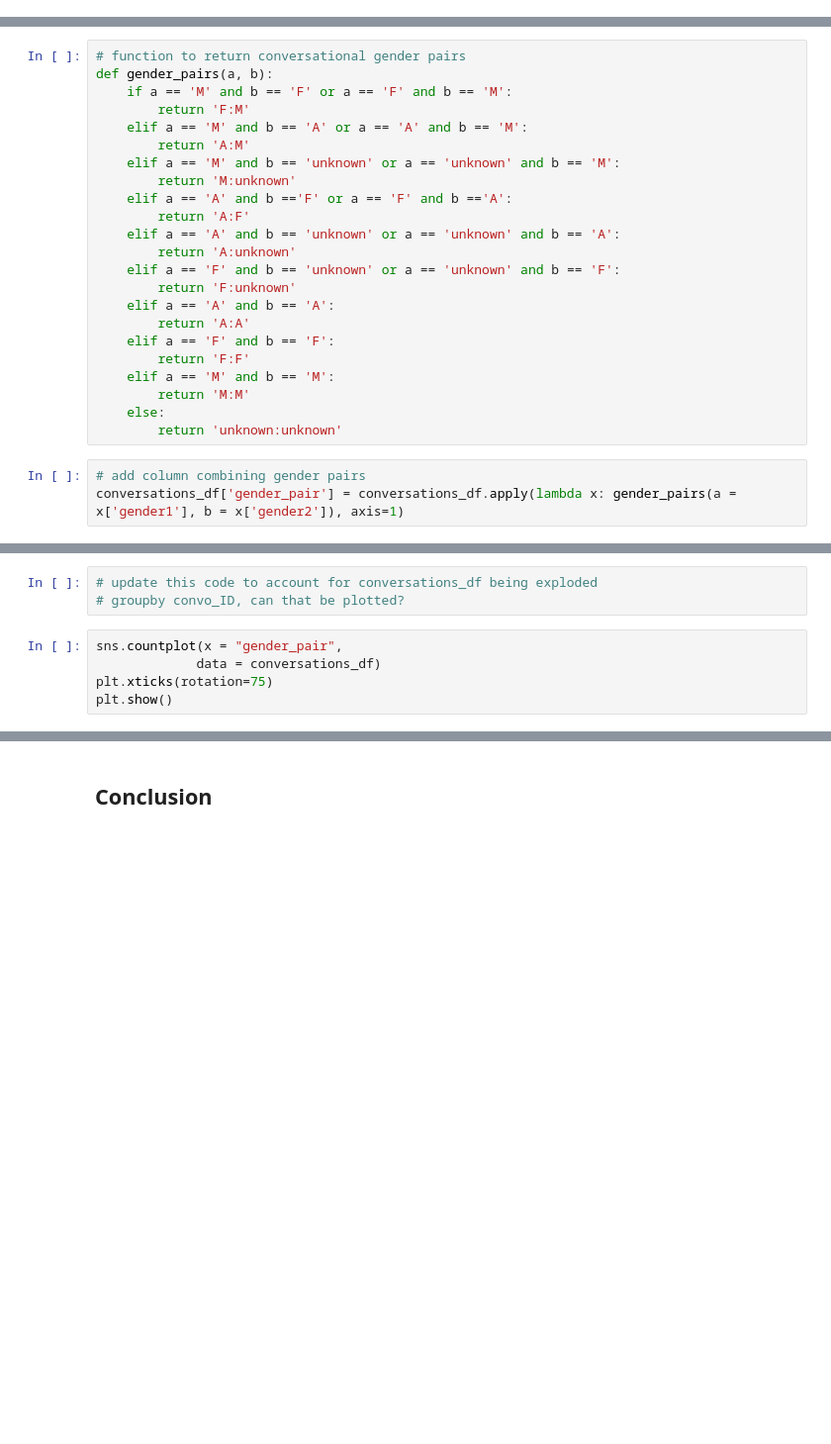
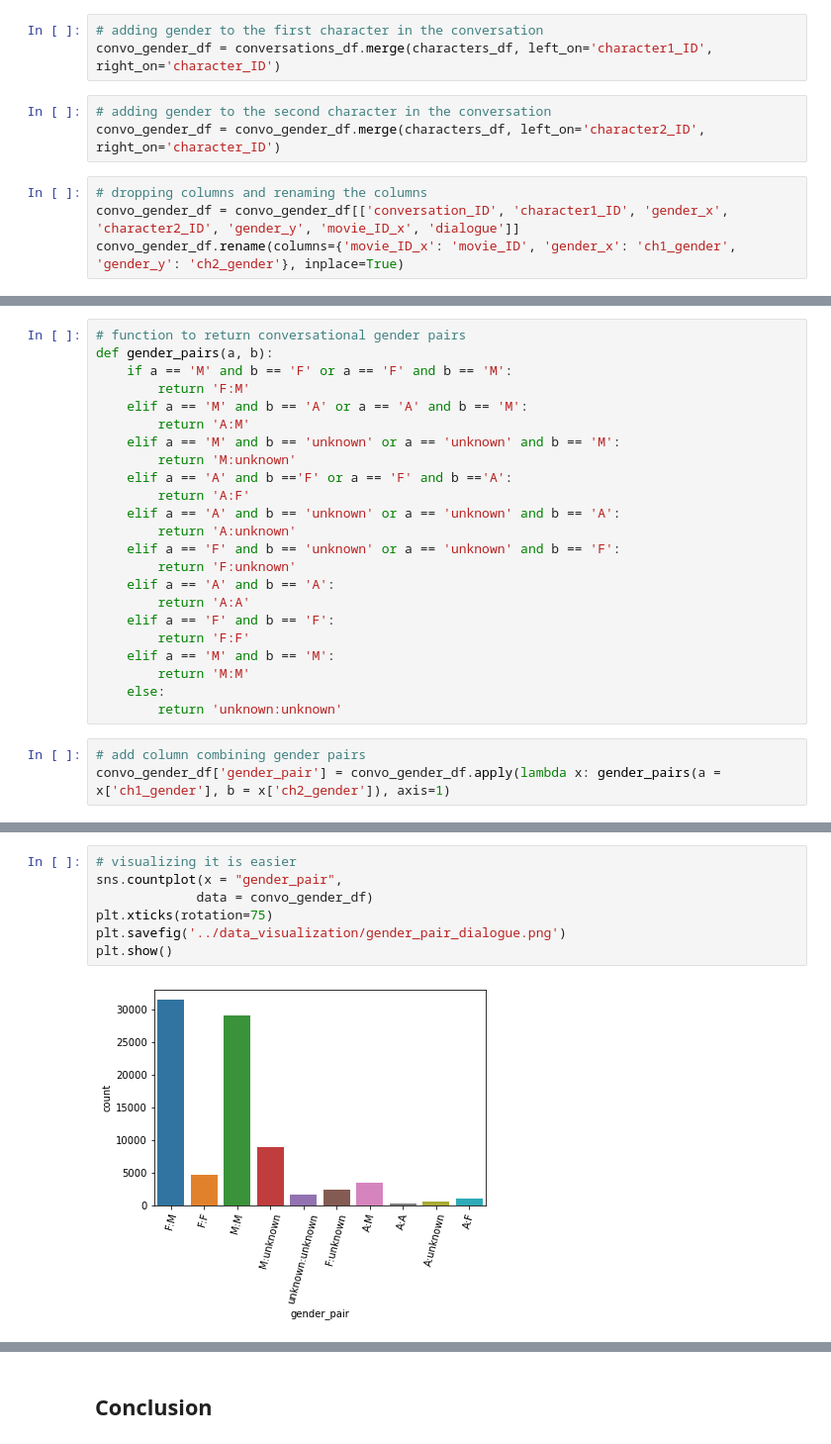
Before and after one commit to Data-Science-for-Linguists-2023/Movie-Gender-Dialogue-Analysis, a Jupyter notebook: analysis_notebooks/Discourse_Analysis.ipynb, the cells around one changed output, grey strips where cells are left out. Shown at 99% size. Drawn from its saved outputs; the diff is of its cells as text; blank space fills up the shorter version.

```diff
--- a/analysis_notebooks/Discourse_Analysis.ipynb
+++ b/analysis_notebooks/Discourse_Analysis.ipynb
@@ -33,0 +177,10 @@ conversations_df.head()
+# %%
+# adding gender to the first character in the conversation
+convo_gender_df = conversations_df.merge(characters_df, left_on='character1_ID', right_on='character_ID')
+# %%
+# adding gender to the second character in the conversation
+convo_gender_df = convo_gender_df.merge(characters_df, left_on='character2_ID', right_on='character_ID')
+# %%
+# dropping columns and renaming the columns
+convo_gender_df = convo_gender_df[['conversation_ID', 'character1_ID', 'gender_x', 'character2_ID', 'gender_y', 'movie_ID_x', 'dialogue']]
+convo_gender_df.rename(columns={'movie_ID_x': 'movie_ID', 'gender_x': 'ch1_gender', 'gender_y': 'ch2_gender'}, inplace=True)
@@ -69,5 +231,5 @@ def gender_pairs(a, b):
         return 'unknown:unknown'
 # %%
 # add column combining gender pairs
-conversations_df['gender_pair'] = conversations_df.apply(lambda x: gender_pairs(a = x['gender1'], b = x['gender2']), axis=1)
+convo_gender_df['gender_pair'] = convo_gender_df.apply(lambda x: gender_pairs(a = x['ch1_gender'], b = x['ch2_gender']), axis=1)
 # %%
@@ -77,8 +261,9 @@ conversations_df.groupby('gender_pair').count()
-# %%
-# update this code to account for conversations_df being exploded
-# groupby convo_ID, can that be plotted?
-# %%
-sns.countplot(x = "gender_pair",
-             data = conversations_df)
-plt.xticks(rotation=75)
-plt.show()
+# %%
+# visualizing it is easier
+sns.countplot(x = "gender_pair",
+             data = convo_gender_df)
+plt.xticks(rotation=75)
+plt.savefig('../data_visualization/gender_pair_dialogue.png')
+plt.show()
+# %% [output]
+[figure, added]
```
Also changed, not shown: parts of 71 cells of this notebook.
